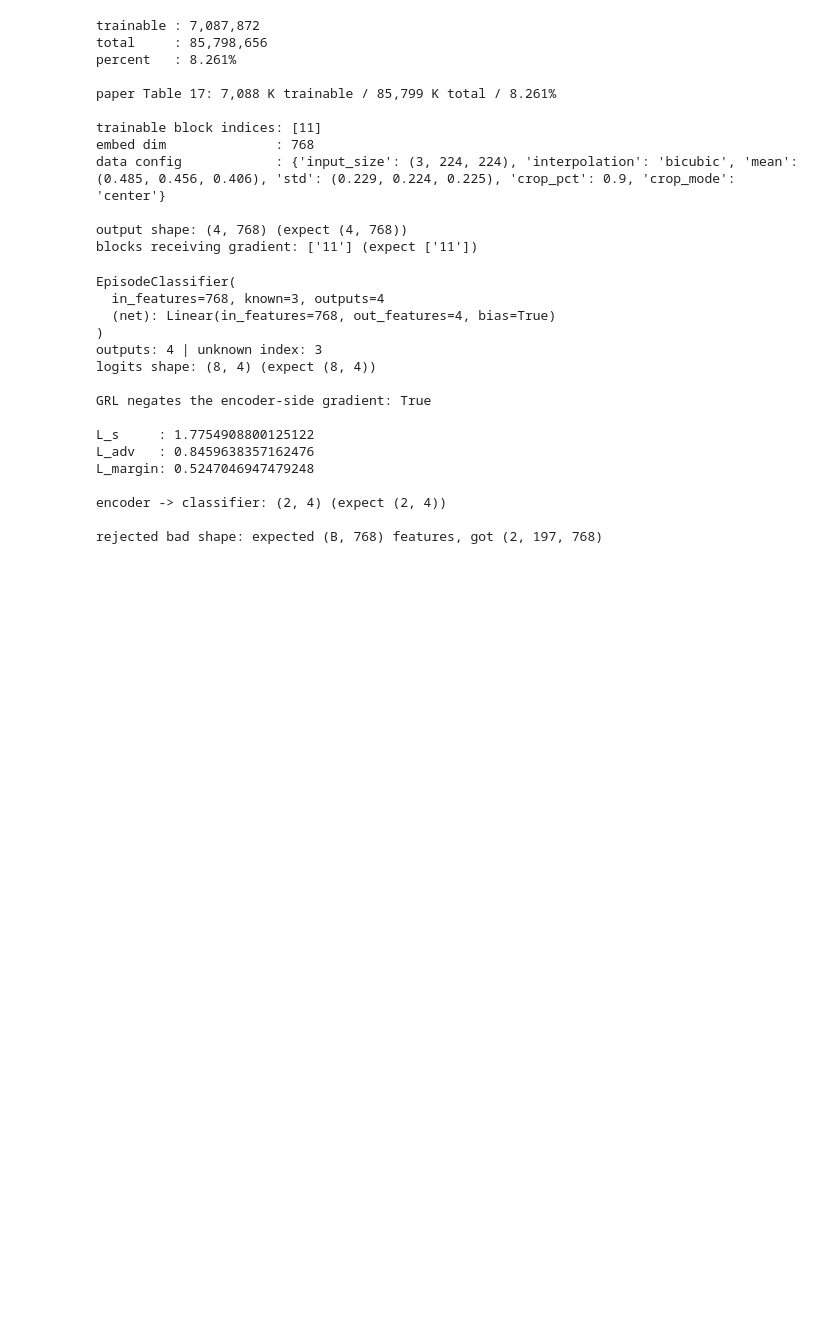
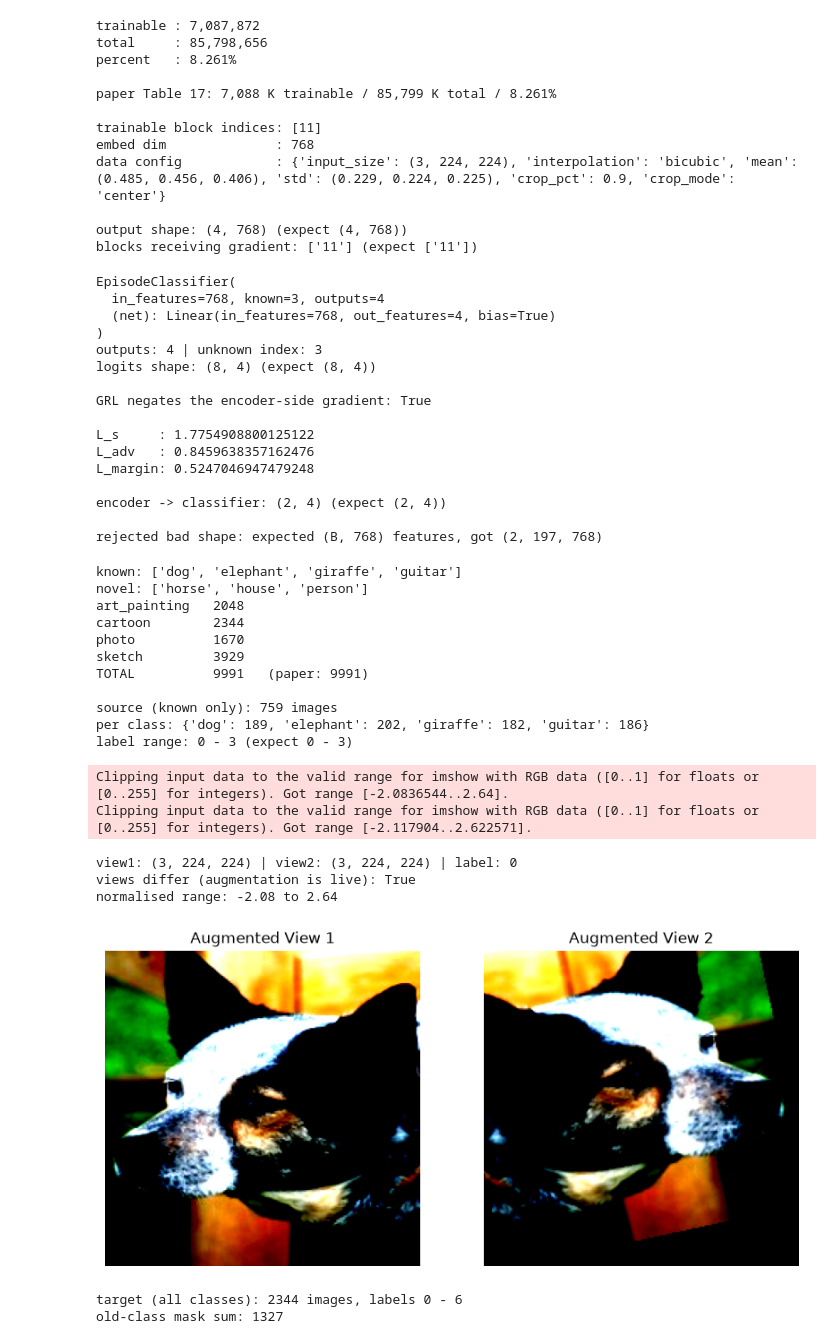
Before and after one commit to Borhanxj/dg2cd-net, a Jupyter notebook: tests.ipynb, the cells around one changed output. Saved outputs shown, nothing was run; the diff lists cells and outputs as text; code cells hidden in the pictures; blank space fills up the shorter version.

Commit message:
PACS dataset loader

```diff
--- a/tests.ipynb
+++ b/tests.ipynb
@@ -308,3 +308,83 @@ L_margin: 0.5247046947479248
 encoder -> classifier: (2, 4) (expect (2, 4))
 
 rejected bad shape: expected (B, 768) features, got (2, 197, 768)
+# %%
+from dg2cd.utils import load_config
+from dg2cd.models import DINOViTBackbone
+from dg2cd.data import PACSDataset, build_transforms, known_novel_split
+import random
+from matplotlib import pyplot as plt
+
+
+cfg = load_config("configs/pacs.yaml")
+known, novel = known_novel_split(cfg.dataset)
+print("known:", known)
+print("novel:", novel)
+
+# --- dataset sizes must match the paper: 2048 / 2344 / 1670 / 3929 = 9991 ---
+total = 0
+for domain in cfg.dataset.domains:
+    ds = PACSDataset(cfg.dataset.root, domain, cfg.dataset.class_names)
+    total += len(ds)
+    print(f"{domain:<13} {len(ds):>5}")
+print(f"{'TOTAL':<13} {total:>5}   (paper: 9991)")
+
+# --- source domain restricted to known classes ---
+src = PACSDataset(cfg.dataset.root, cfg.dataset.source, known)
+print("\nsource (known only):", len(src), "images")
+print("per class:", src.class_counts())
+print("label range:", src.labels_tensor().min().item(),
+      "-", src.labels_tensor().max().item(), "(expect 0 - 3)")
+
+# --- transforms, wired to the backbone's expectations ---
+backbone = DINOViTBackbone(pretrained=True)
+train_tf, eval_tf = build_transforms(backbone.data_config(), cfg.augmentation)
+
+src_train = PACSDataset(cfg.dataset.root, cfg.dataset.source, known, transform=train_tf)
+index = random.randint(0, len(src_train) - 1)
+(v1, v2), label = src_train[index]
+print("\nview1:", tuple(v1.shape), "| view2:", tuple(v2.shape), "| label:", label)
+print("views differ (augmentation is live):", not v1.allclose(v2))
+print("normalised range:", round(v1.min().item(), 2), "to", round(v1.max().item(), 2))
+
+augmented_view_1, augmented_view_2 = v1.permute(1, 2, 0).numpy(), v2.permute(1, 2, 0).numpy()
+
+plt.figure(figsize=(10, 5))
+
+plt.subplot(1, 2, 1)
+plt.imshow(augmented_view_1)
+plt.title("Augmented View 1")
+plt.axis("off")
+
+plt.subplot(1, 2, 2)
+plt.imshow(augmented_view_2)
+plt.title("Augmented View 2")
+plt.axis("off")
+
+plt.show()
+
+# --- target domain keeps all 7 classes ---
+tgt = PACSDataset(cfg.dataset.root, "cartoon", cfg.dataset.class_names, transform=eval_tf)
+print("\ntarget (all classes):", len(tgt), "images, labels 0 -",
+      tgt.labels_tensor().max().item())
+print("old-class mask sum:", (tgt.labels_tensor() < len(known)).sum().item())
+# %% [output]
+known: ['dog', 'elephant', 'giraffe', 'guitar']
+novel: ['horse', 'house', 'person']
+art_painting   2048
+cartoon        2344
+photo          1670
+sketch         3929
+TOTAL          9991   (paper: 9991)
+
+source (known only): 759 images
+per class: {'dog': 189, 'elephant': 202, 'giraffe': 182, 'guitar': 186}
+label range: 0 - 3 (expect 0 - 3)
+Clipping input data to the valid range for imshow with RGB data ([0..1] for floats or [0..255] for integers). Got range [-2.0836544..2.64].
+Clipping input data to the valid range for imshow with RGB data ([0..1] for floats or [0..255] for integers). Got range [-2.117904..2.622571].
+view1: (3, 224, 224) | view2: (3, 224, 224) | label: 0
+views differ (augmentation is live): True
+normalised range: -2.08 to 2.64
+[figure, added]
+target (all classes): 2344 images, labels 0 - 6
+old-class mask sum: 1327
```
Also changed, not shown: 4 other files.
